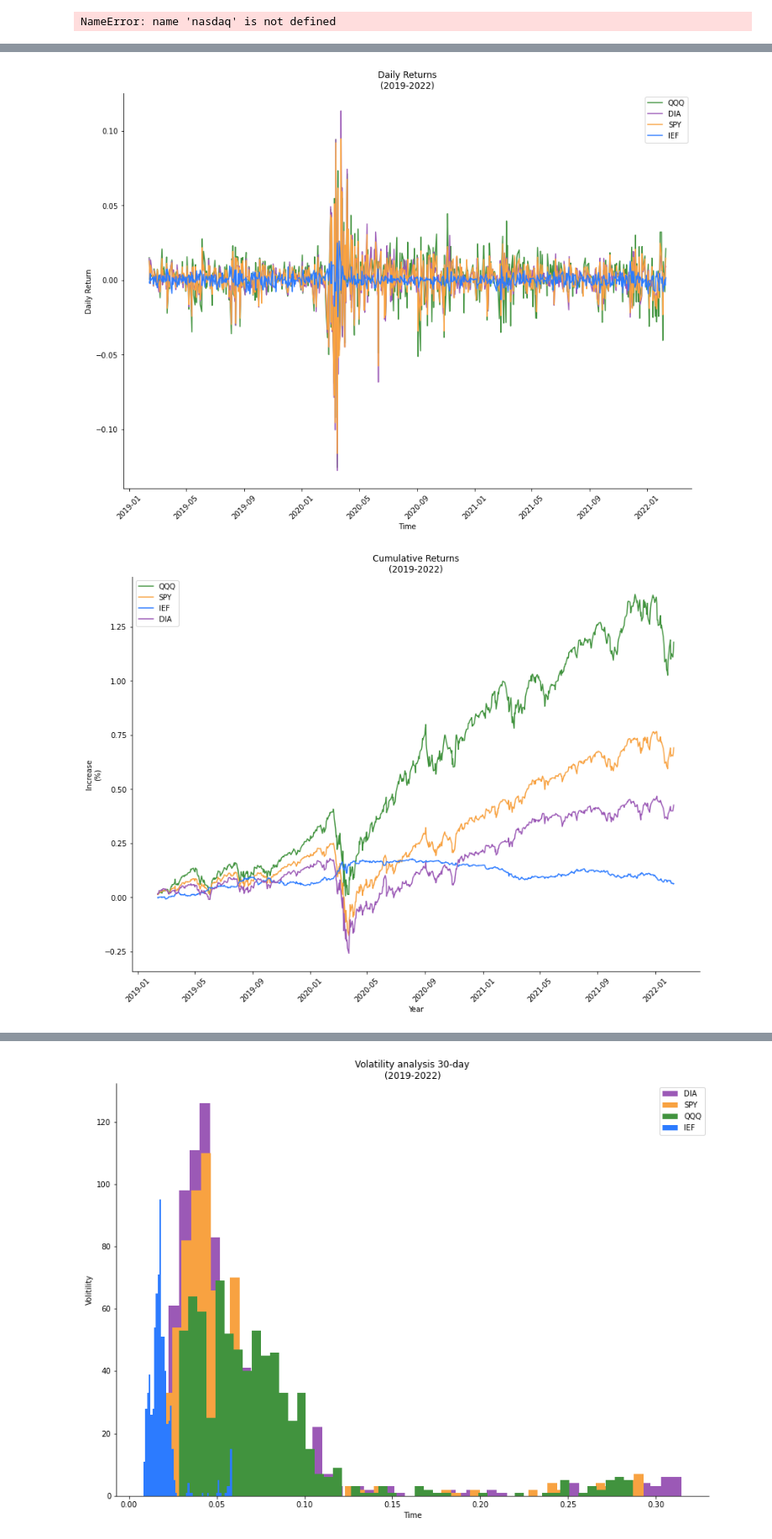
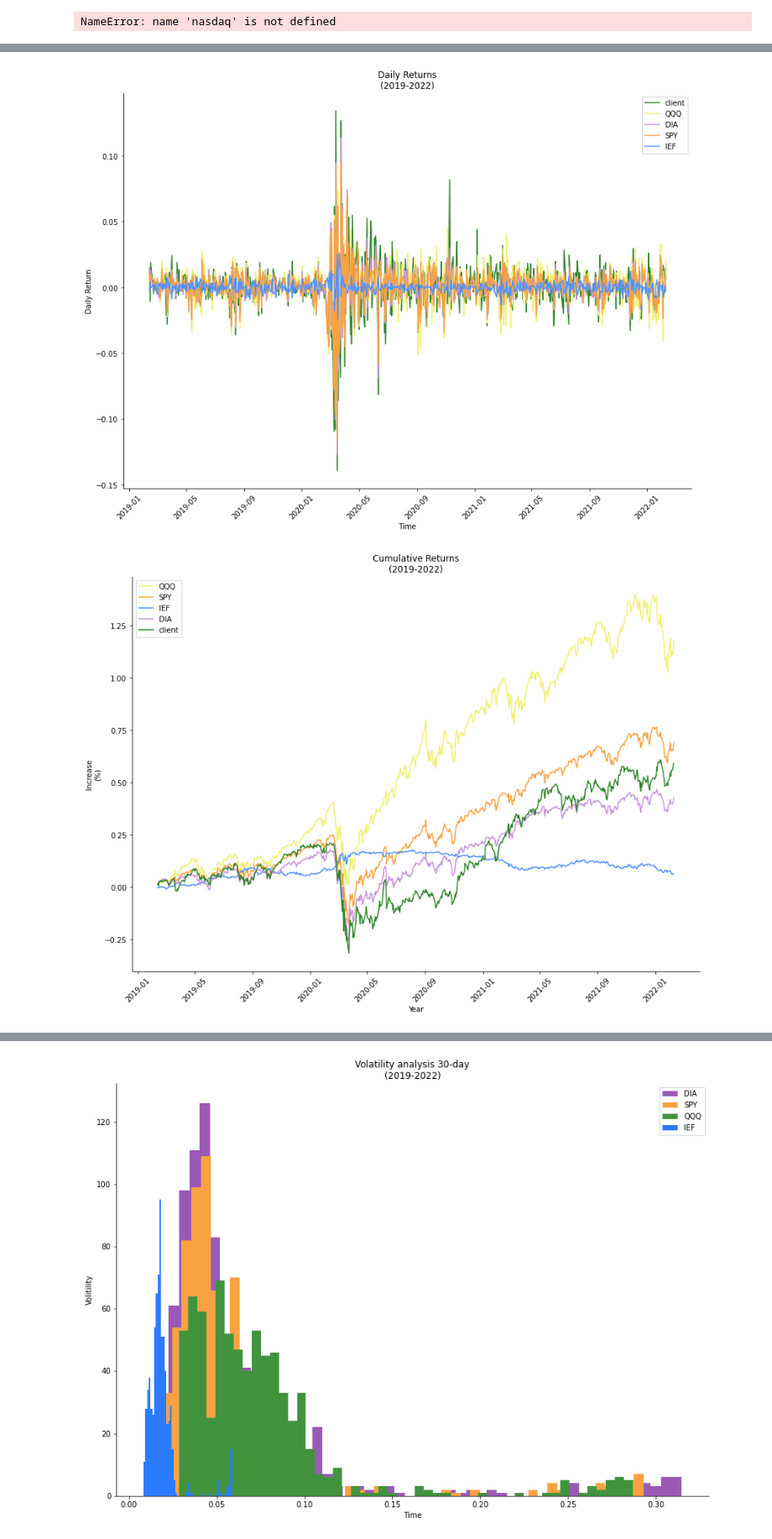
Before and after one commit to Kgross2/portfolio_suitability_application, a Jupyter notebook: portfolio_suitability.ipynb, the cells around one changed output, grey strips where cells are left out. Shown: that part at 84% size. Cells and saved outputs as stored; diff of their text form; code cells hidden in the pictures.

```diff
--- a/portfolio_suitability.ipynb
+++ b/portfolio_suitability.ipynb
@@ -227,7 +227,8 @@ client_weight = 100
 # Use Alpaca to pull last 3 years data for SPY, QQQ, IEF, and Client Selections
 
 # Set the ticker symbols
-tickers = ["QQQ","SPY", "IEF", "DIA"]
+tickers = ["QQQ","SPY", "IEF", "DIA", "XLF"]
+    # XLF is client placeholder
 
 # Set timeframe to '1D'
 timeframe = "1D"
@@ -260,6 +261,7 @@ closing_prices_df["QQQ"] = prices_df["QQQ"]["close"]
 closing_prices_df["SPY"] = prices_df["SPY"]["close"]
 closing_prices_df["IEF"] = prices_df["IEF"]["close"]
 closing_prices_df["DIA"] = prices_df["DIA"]["close"]
+closing_prices_df["XLF"] = prices_df["XLF"]["close"]
 
 
 closing_prices_df
@@ -365,6 +373,7 @@ first = daily_returns_df['QQQ']
 fourth = daily_returns_df["DIA"]
 second = daily_returns_df["SPY"]
 third = daily_returns_df["IEF"]
+fifth = client
 
 fig, ax = plt.subplots()
 fig.set_figheight(10)
@@ -375,10 +384,13 @@ ax.set(title = "Daily Returns\n(2019-2022)",
        xlabel = "Time",
        ylabel = "Daily Return")
 
-plt.plot(first, label = "QQQ", color='#41933E')
-plt.plot(fourth, label = "DIA", color='#9B59B6')
+plt.plot(fifth, label = "client", color='#2f852a')
+plt.plot(first, label = "QQQ", color='#f0f06e')
+plt.plot(fourth, label = "DIA", color='#c491d9')
 plt.plot(second, label = "SPY", color='#F8A241')
-plt.plot(third, label = "IEF", color='#2C7BFF')
+plt.plot(third, label = "IEF", color='#4f92ff')
+#plt.plot(fifth, label = "client", color='#2f852a')
+    # may need to rearange stacking depending upon client data.
 plt.xticks(rotation = 45) # Rotates X-Axis Ticks by 45-degrees
 plt.legend()
 
@@ -395,43 +407,47 @@ plt.show()
         # also, SPY and DIA share similar daily returns.
         # From stable to least stable: IEF, SPY, DIA, and QQQ
 # %% [output]
-[figure, old version]
+[figure, new version]
 # %%
 
 cumulative_returns = (1+daily_returns_df).cumprod()-1
+
+client = cumulative_returns['XLF'].loc["2019-02-12":"2022-02-12"]
 
 first = cumulative_returns['QQQ'].loc["2019-02-12":"2022-02-12"]
 second = cumulative_returns["SPY"].loc["2019-02-12":"2022-02-12"]
 third = cumulative_returns["IEF"].loc["2019-02-12":"2022-02-12"]
 fourth = cumulative_returns["DIA"].loc["2019-02-12":"2022-02-12"]
+fifth = client
     # Unsure of dates
 
 fig, ax = plt.subplots()
 fig.set_figheight(10)
 fig.set_figwidth(14)
 ax.spines['top'].set_color('none')
 ax.spines['right'].set_color('none')
 ax.set(title = "Cumulative Returns\n(2019-2022)",
        xlabel = "Year",
        ylabel = "Increase\n(%)")
 
-plt.plot(first, label = "QQQ", color='#41933E')
+plt.plot(first, label = "QQQ", color='#f0f06e')
 plt.plot(second, label = "SPY", color='#F8A241')
-plt.plot(third, label = "IEF", color='#2C7BFF')
-plt.plot(fourth, label = "DIA", color='#9B59B6')
+plt.plot(third, label = "IEF", color='#4f92ff')
+plt.plot(fourth, label = "DIA", color='#c491d9')
+plt.plot(fifth, label = "client", color='#2f852a')
 plt.xticks(rotation = 45) # Rotates X-Axis Ticks by 45-degrees
 plt.legend()
 
 plt.savefig("cumulative_return_line_chart.png", bbox_inches="tight")
 plt.show()
 
 
     # Cumulative returns measures the total change in the investment's value over a specific time period. This visualization allows us to compare the differences in cumulative returns between the four ETFs.
     # Basically, this graph displays the cumulative daily return growth of each ETF if you were to invest on a specific day.
     # The numbers on the y-axis represent the value's percentage change of the initial investment.
     # This graph shows us that QQQ has a much higher cumulative return compared to the other ETFs.
     # When compared to the previous graph measuring daily returns, we can see that QQQ, the ETF with the least stable daily returns resulted in the largest cumulative growth.
     # We can also see that IEF, the ETF with the most stable daily returns in the previous graph, has the lowest cumulative overall.
 # %% [output]
-[figure, old version]
+[figure, new version]
 # %%
```
Also changed, not shown: parts of 13 cells of this notebook.
